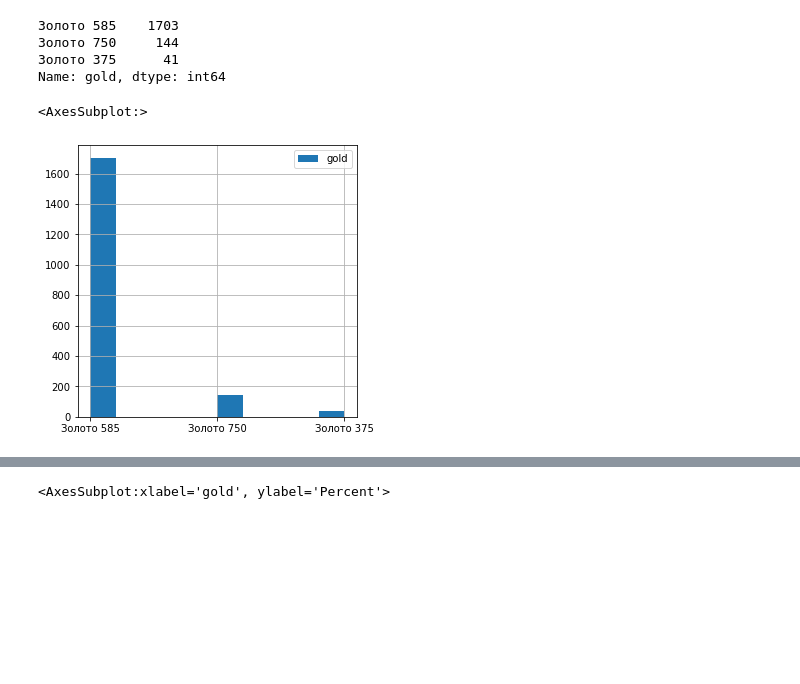
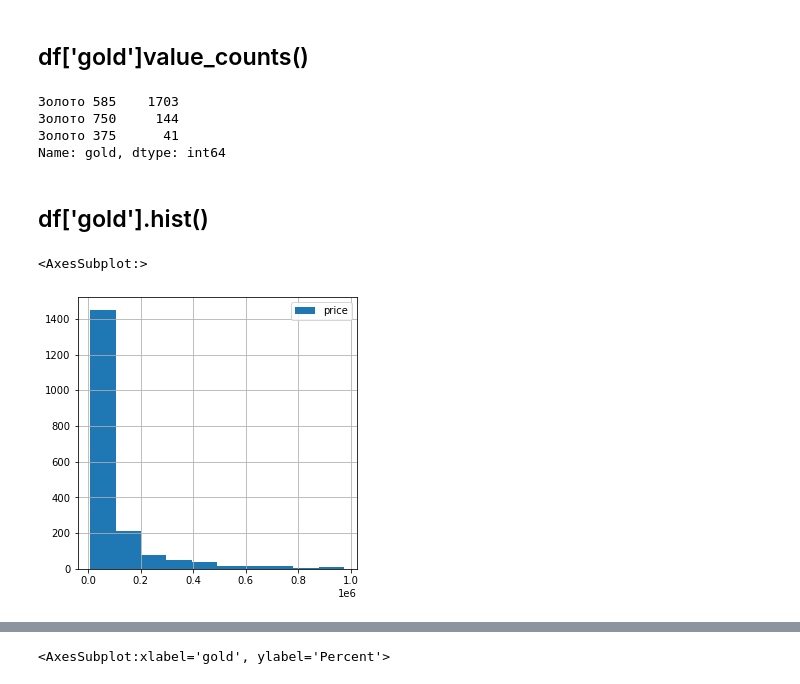
Before and after one commit to KeskilV/pandas_tutorial, a Jupyter notebook: Vars_and_metrics.ipynb, the cells around one changed output, grey strips where cells are left out. Saved outputs shown, nothing was run; the diff lists cells and outputs as text; code cells hidden in the pictures; blank space fills up the shorter version.

```diff
--- a/Vars_and_metrics.ipynb
+++ b/Vars_and_metrics.ipynb
@@ -15,6 +15,8 @@ df.head()
 | 2 | 2 | 3 | Кольцо c бриллиантами R01-SS-35698B | Артикул R01-SS-35698B | 100419 | Золото 585 | 2.40 | 38 Бриллиантов огранки "Круглая" ... | https://miuz.ru/catalog/rings/R01... | NaN | ... |
 | 3 | 3 | 5 | Кольцо c бриллиантами R2022-D-0.17-W | Артикул R2022-D-0.17-W | 64019 | Золото 585 | 2.95 | 11 Бриллиантов огранки "Круглая" ... | https://miuz.ru/catalog/rings/R20... | NaN | ... |
 | 4 | 4 | 7 | Кольцо c бриллиантом R01-SOL17-01... | Артикул R01-SOL17-010-G2 | 35994 | Золото 585 | 1.49 | 1 Бриллиант огранки "Круглая" гра... | https://miuz.ru/catalog/rings/R01... | NaN | ... |
+# %% [markdown]
+## df['gold']value_counts()
 # %%
 df.gold.value_counts()
 # %% [output]
@@ -22,8 +24,10 @@ df.gold.value_counts()
 Золото 750     144
 Золото 375      41
 Name: gold, dtype: int64
+# %% [markdown]
+## df['gold'].hist()
 # %%
-df.gold.hist(figsize=(5,5), legend = True)
+df['price'].hist(figsize=(5,5), legend = True)
 # %% [output]
 <AxesSubplot:>
-[figure, old version]
+[figure, new version]
```
Also changed, not shown: parts of 7 cells of this notebook, 1 other file.
